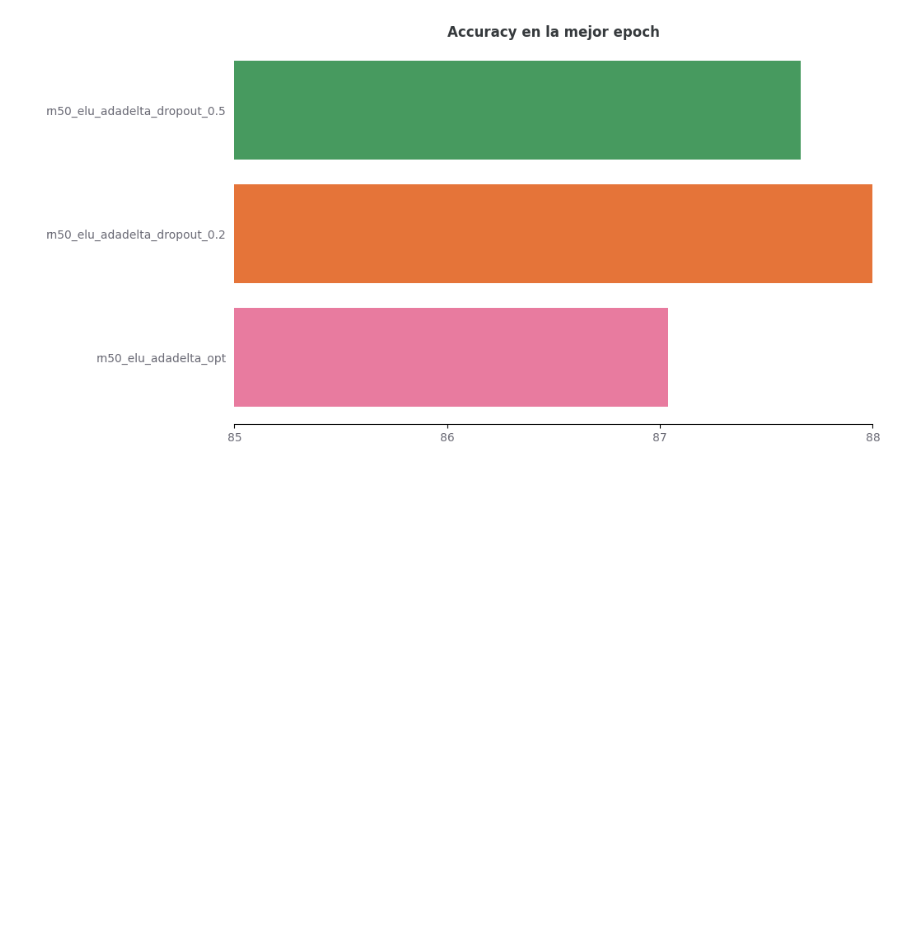
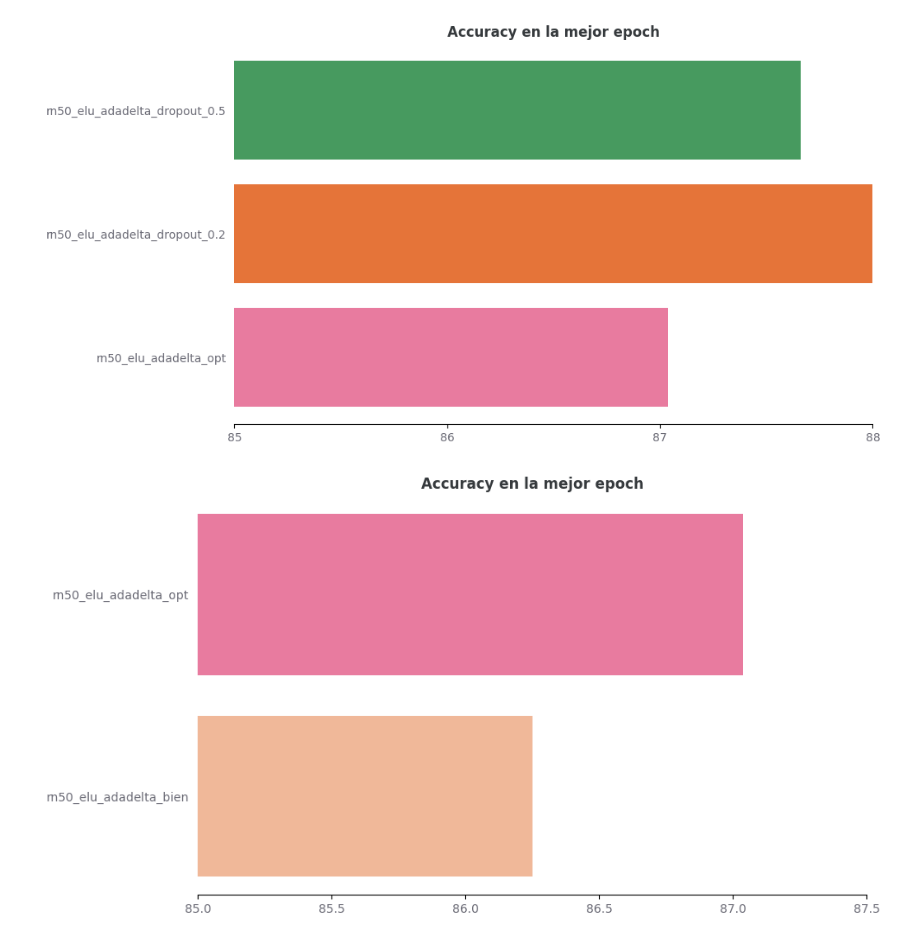
Before and after one commit to gaston-lm/TDVI_tp3_img_classifier, a Jupyter notebook: src/graficos.ipynb, the cells around one changed output. Cells and saved outputs as stored; diff of their text form; code cells hidden in the pictures; blank space fills up the shorter version.

```diff
--- a/src/graficos.ipynb
+++ b/src/graficos.ipynb
@@ -40,6 +40,11 @@ data5 = {
     'rn50_elu_adadelta_dropout_0.5': 87.66
 }
 
+data6 = {
+    'rn50_elu_adadelta_bien': 86.25,
+    'rn50_elu_adadelta_opt': 87.04,
+}
+
 def create_bar_graph(data, title, colors):
     names = list(data.keys())
     values = data.values()
@@ -82,3 +87,8 @@ custom_colors = ['#E87B9F', '#E57439', '#479A5F']
 create_bar_graph(data5, 'Accuracy en la mejor epoch', custom_colors)
 # %% [output]
 [figure]
+# %%
+custom_colors = ['#F0B899', '#E87B9F']
+create_bar_graph(data6, 'Accuracy en la mejor epoch', custom_colors)
+# %% [output]
+[figure, added]
```
